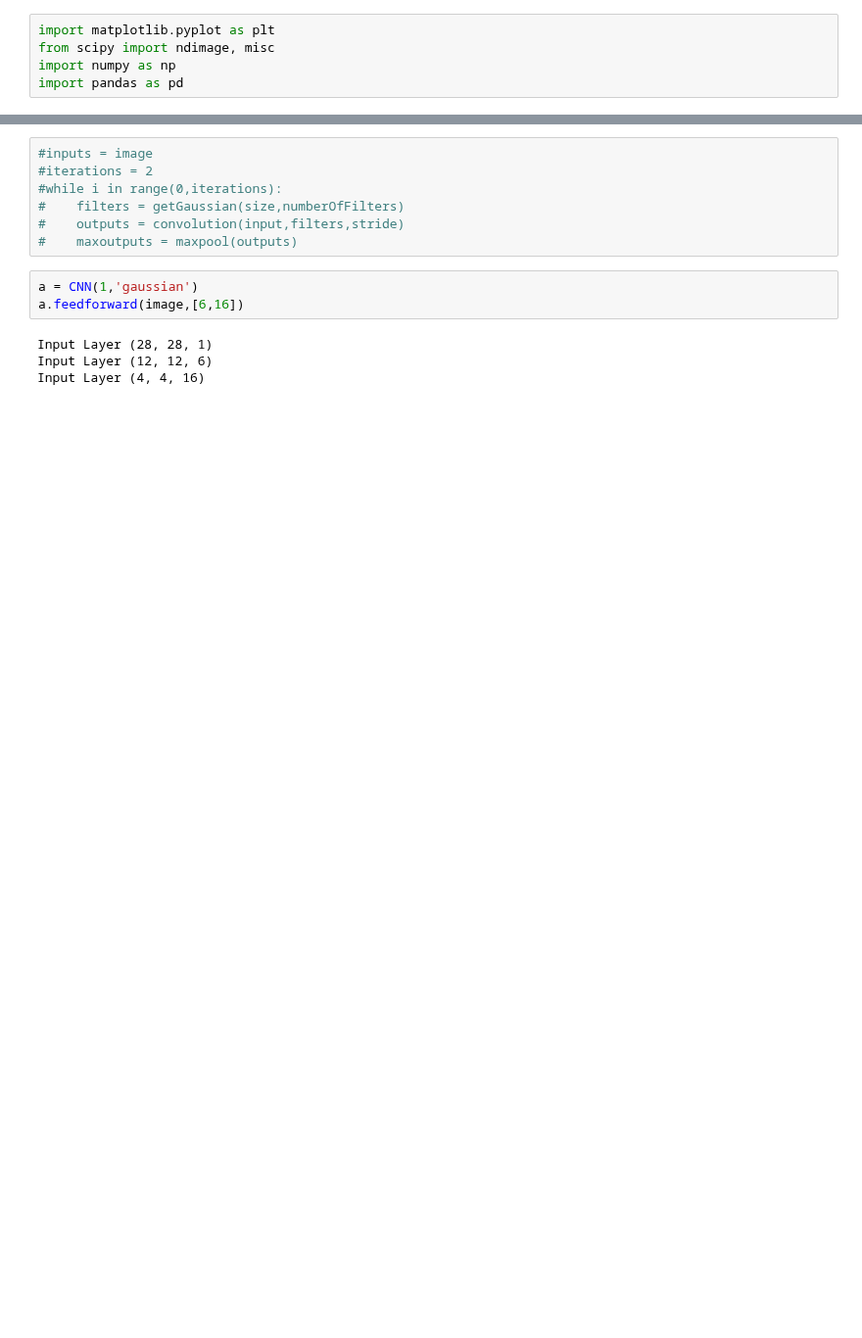
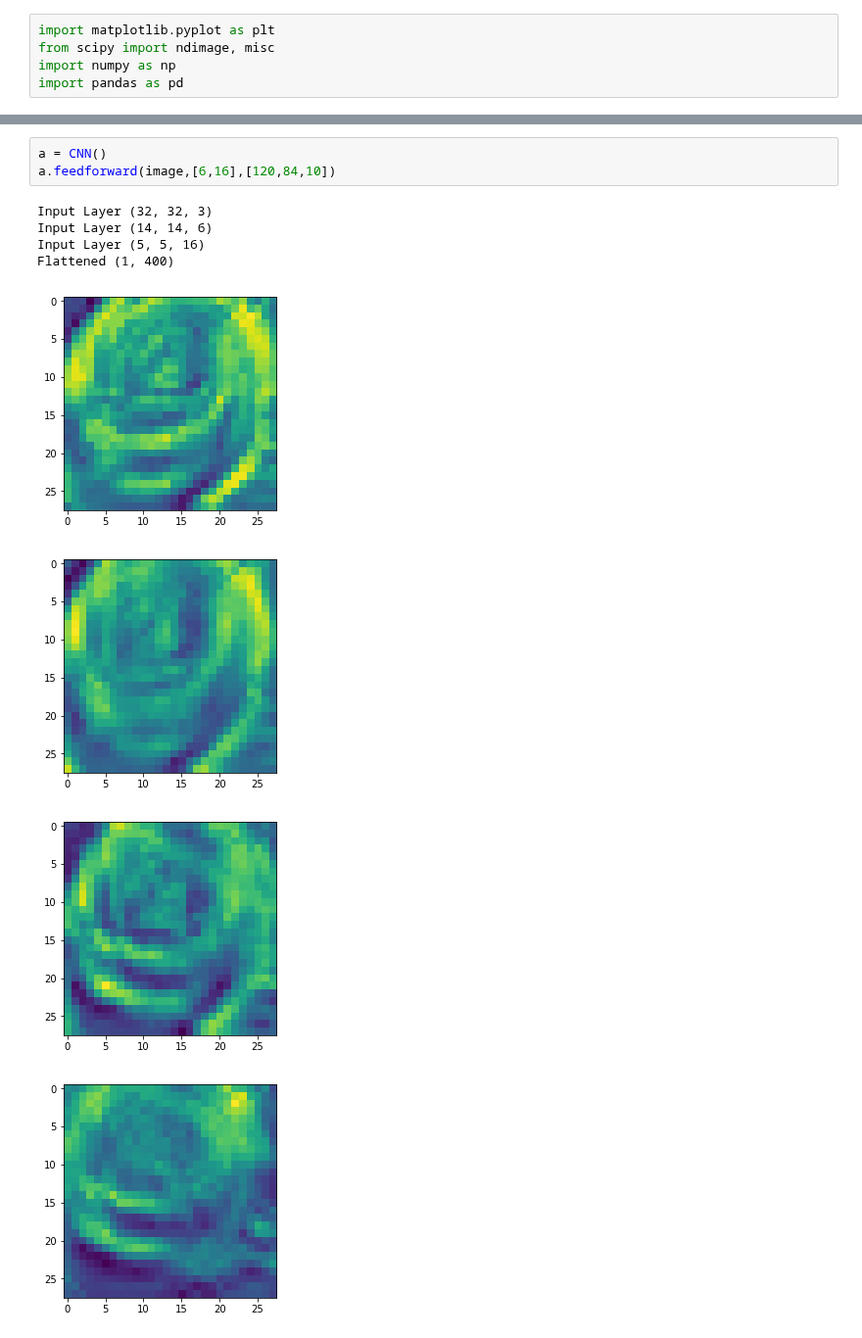
Before and after one commit to devloper13/DecisionTreeFromScratch, a Jupyter notebook: CNN.ipynb, the cells around one changed output, grey strips where cells are left out. Shown at 98% size. Cells and saved outputs as stored; diff of their text form; blank space fills up the shorter version.

```diff
--- a/CNN.ipynb
+++ b/CNN.ipynb
@@ -117,14 +137,12 @@ class CNN:
-# %%
-#inputs = image
-#iterations = 2
-#while i in range(0,iterations):
-#    filters = getGaussian(size,numberOfFilters)
-#    outputs = convolution(input,filters,stride)
-#    maxoutputs = maxpool(outputs)
 # %%
-a = CNN(1,'gaussian')
-a.feedforward(image,[6,16])
+a = CNN()
+a.feedforward(image,[6,16],[120,84,10])
 # %% [output]
-Input Layer (28, 28, 1)
-Input Layer (12, 12, 6)
-Input Layer (4, 4, 16)
+Input Layer (32, 32, 3)
+Input Layer (14, 14, 6)
+Input Layer (5, 5, 16)
+Flattened (1, 400)
+[figure, added]
+[figure, added]
+[figure, added]
+[figure, added]
```
Also changed, not shown: parts of 5 cells of this notebook.
